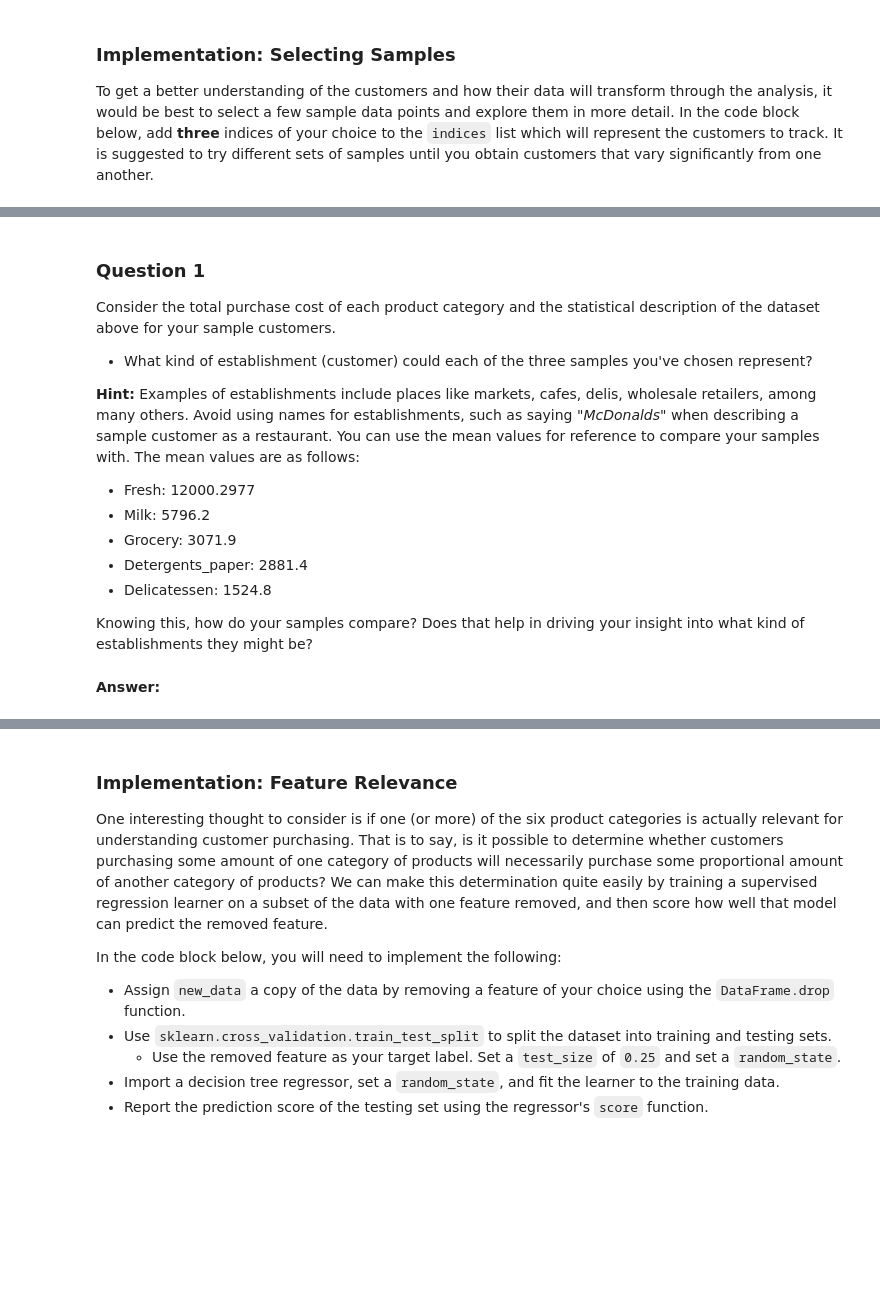
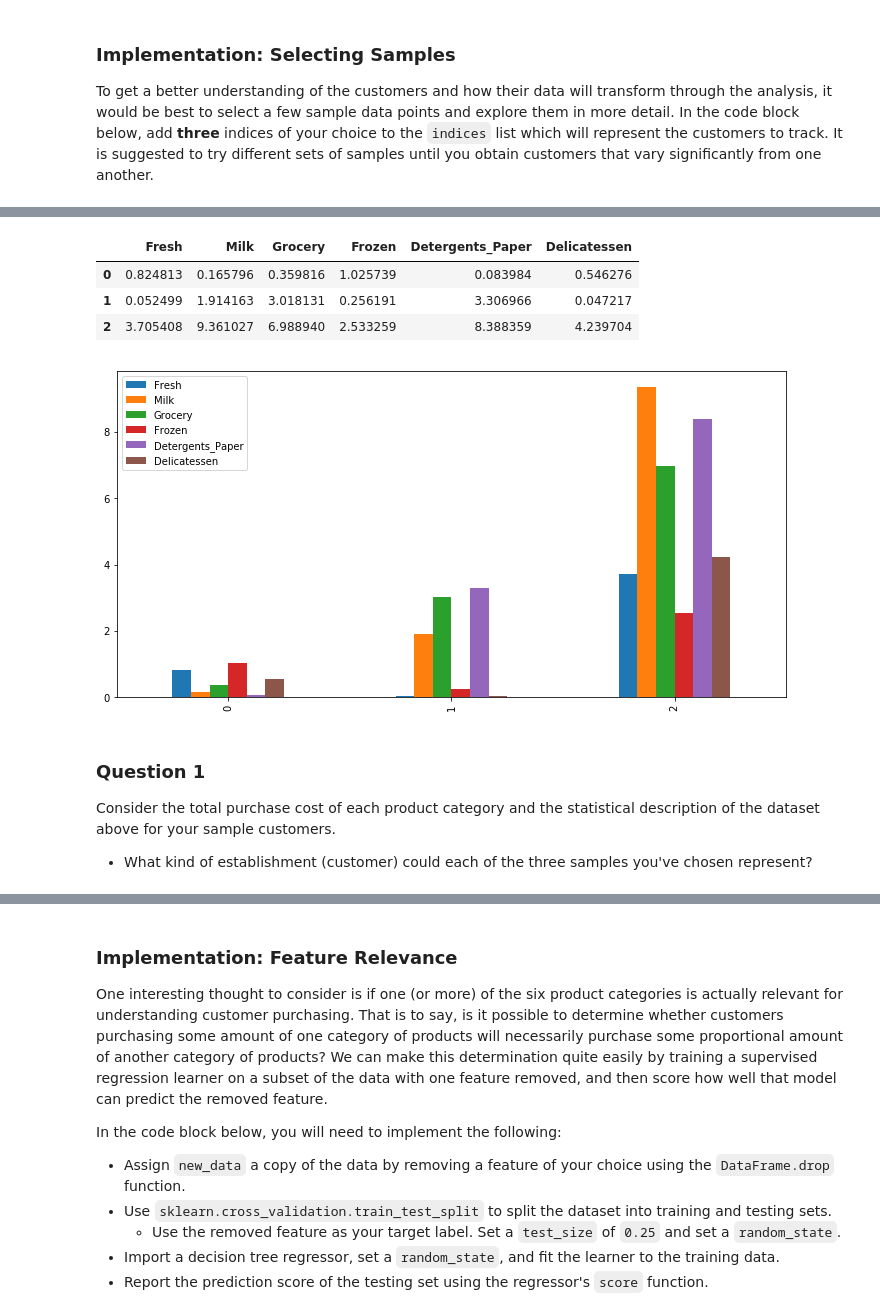
Before and after one commit to thuytienpt/MachineLearningNanodegree, a Jupyter notebook: customer_segments/customer_segments.ipynb, the cells around one changed output, grey strips where cells are left out. Drawn from its saved outputs; the diff is of its cells as text; code cells hidden in the pictures; blank space fills up the shorter version.

```diff
--- a/customer_segments/customer_segments.ipynb
+++ b/customer_segments/customer_segments.ipynb
@@ -75,17 +84,15 @@ Chosen samples of wholesale customers dataset:
+# %%
+samples_divided_by_mean = samples/the_mean
+samples_divided_by_mean.plot(kind='bar', figsize=(12,6))
+samples_divided_by_mean
+# %% [output]
+|  | Fresh | Milk | Grocery | Frozen | Detergents_Paper | Delicatessen |
+| 0 | 0.824813 | 0.165796 | 0.359816 | 1.025739 | 0.083984 | 0.546276 |
+| 1 | 0.052499 | 1.914163 | 3.018131 | 0.256191 | 3.306966 | 0.047217 |
+| 2 | 3.705408 | 9.361027 | 6.988940 | 2.533259 | 8.388359 | 4.239704 |
+[figure, added]
 # %% [markdown]
 ### Question 1
 Consider the total purchase cost of each product category and the statistical description of the dataset above for your sample customers.
 
 * What kind of establishment (customer) could each of the three samples you've chosen represent?
-
-**Hint:** Examples of establishments include places like markets, cafes, delis, wholesale retailers, among many others. Avoid using names for establishments, such as saying *"McDonalds"* when describing a sample customer as a restaurant. You can use the mean values for reference to compare your samples with. The mean values are as follows:
-
-* Fresh: 12000.2977
-* Milk: 5796.2
-* Grocery: 3071.9
-* Detergents_paper: 2881.4
-* Delicatessen: 1524.8
-
-Knowing this, how do your samples compare? Does that help in driving your insight into what kind of establishments they might be?
-# %% [markdown]
-**Answer:**
```
Also changed, not shown: parts of 4 cells of this notebook.
